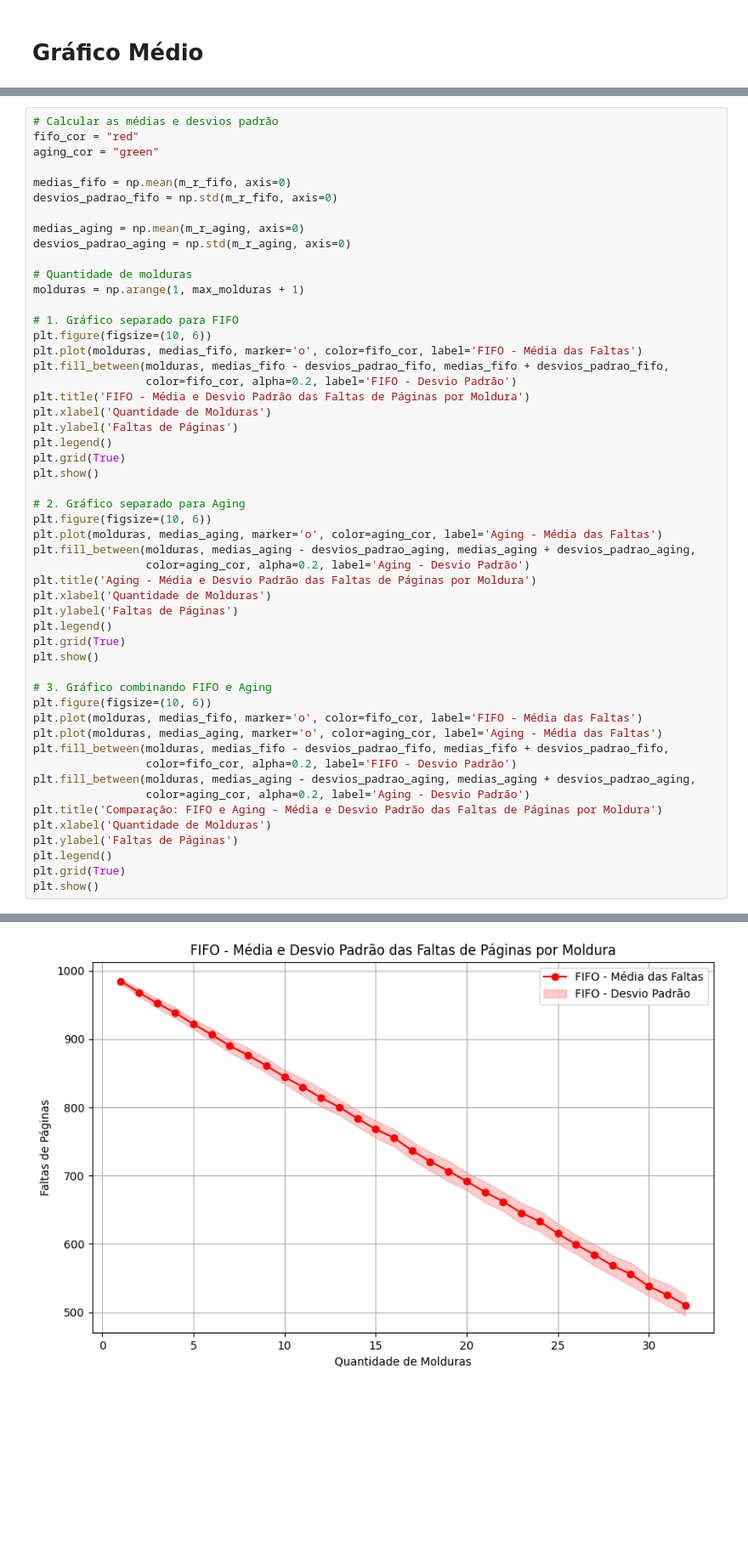
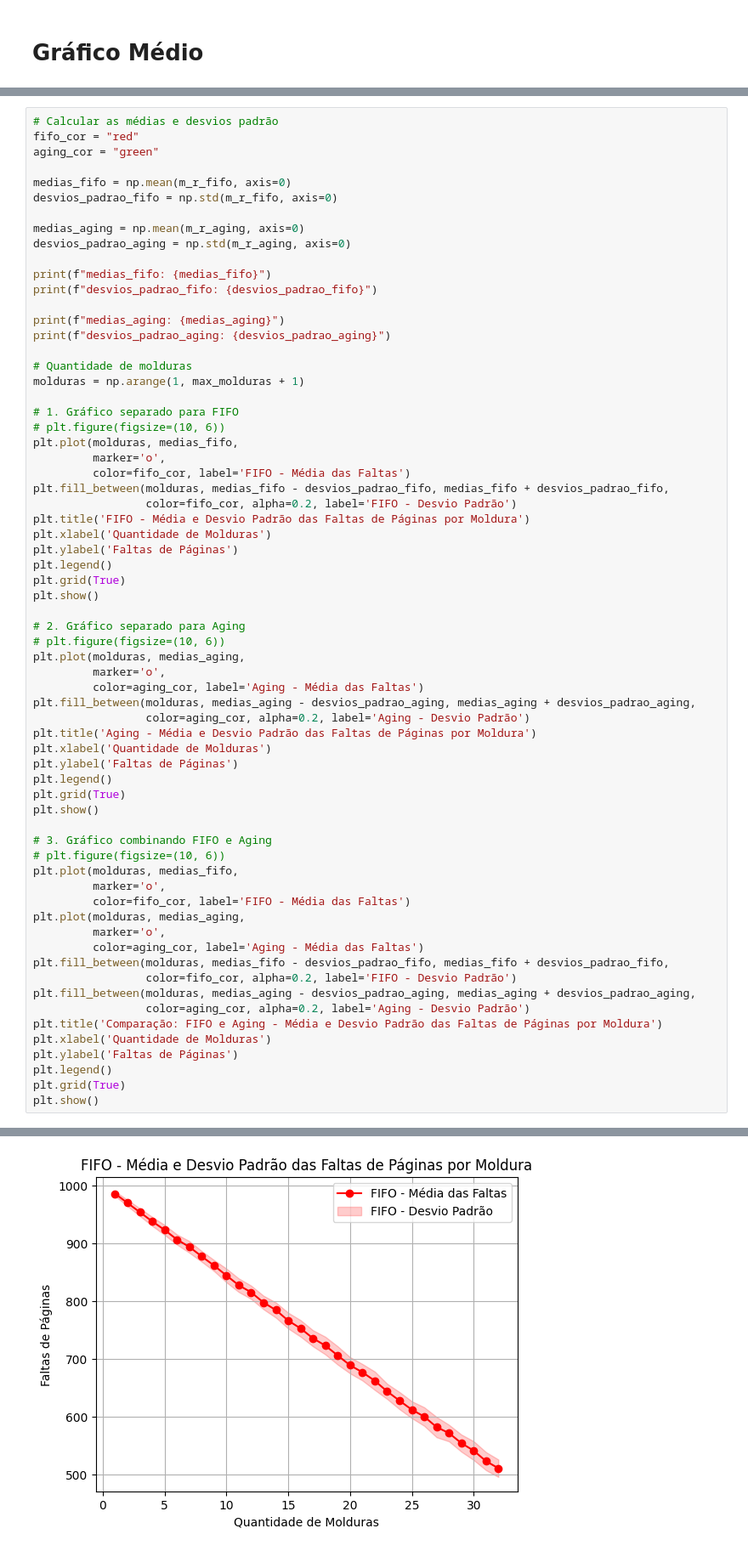
Before and after one commit to myller-silva/SO-trabalho-03---pagina--o, a Jupyter notebook: evaluate_aging_algorithm_with_varying_bits.ipynb, the cells around one changed output, grey strips where cells are left out. Shown: that part at 85% size. Saved outputs shown, nothing was run; the diff lists cells and outputs as text; blank space fills up the shorter version.

```diff
--- a/evaluate_aging_algorithm_with_varying_bits.ipynb
+++ b/evaluate_aging_algorithm_with_varying_bits.ipynb
@@ -118,12 +118,20 @@ desvios_padrao_fifo = np.std(m_r_fifo, axis=0)
 medias_aging = np.mean(m_r_aging, axis=0)
 desvios_padrao_aging = np.std(m_r_aging, axis=0)
 
+print(f"medias_fifo: {medias_fifo}")
+print(f"desvios_padrao_fifo: {desvios_padrao_fifo}")
+
+print(f"medias_aging: {medias_aging}")
+print(f"desvios_padrao_aging: {desvios_padrao_aging}")
+
 # Quantidade de molduras
 molduras = np.arange(1, max_molduras + 1)
 
 # 1. Gráfico separado para FIFO
-plt.figure(figsize=(10, 6))
-plt.plot(molduras, medias_fifo, marker='o', color=fifo_cor, label='FIFO - Média das Faltas')
+# plt.figure(figsize=(10, 6))
+plt.plot(molduras, medias_fifo,
+         marker='o',
+         color=fifo_cor, label='FIFO - Média das Faltas')
 plt.fill_between(molduras, medias_fifo - desvios_padrao_fifo, medias_fifo + desvios_padrao_fifo,
                  color=fifo_cor, alpha=0.2, label='FIFO - Desvio Padrão')
 plt.title('FIFO - Média e Desvio Padrão das Faltas de Páginas por Moldura')
@@ -134,8 +142,10 @@ plt.grid(True)
 plt.show()
 
 # 2. Gráfico separado para Aging
-plt.figure(figsize=(10, 6))
-plt.plot(molduras, medias_aging, marker='o', color=aging_cor, label='Aging - Média das Faltas')
+# plt.figure(figsize=(10, 6))
+plt.plot(molduras, medias_aging,
+         marker='o',
+         color=aging_cor, label='Aging - Média das Faltas')
 plt.fill_between(molduras, medias_aging - desvios_padrao_aging, medias_aging + desvios_padrao_aging,
                  color=aging_cor, alpha=0.2, label='Aging - Desvio Padrão')
 plt.title('Aging - Média e Desvio Padrão das Faltas de Páginas por Moldura')
@@ -146,9 +156,13 @@ plt.grid(True)
 plt.show()
 
 # 3. Gráfico combinando FIFO e Aging
-plt.figure(figsize=(10, 6))
-plt.plot(molduras, medias_fifo, marker='o', color=fifo_cor, label='FIFO - Média das Faltas')
-plt.plot(molduras, medias_aging, marker='o', color=aging_cor, label='Aging - Média das Faltas')
+# plt.figure(figsize=(10, 6))
+plt.plot(molduras, medias_fifo,
+         marker='o',
+         color=fifo_cor, label='FIFO - Média das Faltas')
+plt.plot(molduras, medias_aging,
+         marker='o',
+         color=aging_cor, label='Aging - Média das Faltas')
 plt.fill_between(molduras, medias_fifo - desvios_padrao_fifo, medias_fifo + desvios_padrao_fifo,
                  color=fifo_cor, alpha=0.2, label='FIFO - Desvio Padrão')
 plt.fill_between(molduras, medias_aging - desvios_padrao_aging, medias_aging + desvios_padrao_aging,
@@ -163 +197 @@ plt.show()
-[figure, old version]
+[figure, new version]
```
Also changed, not shown: parts of 8 cells of this notebook.
